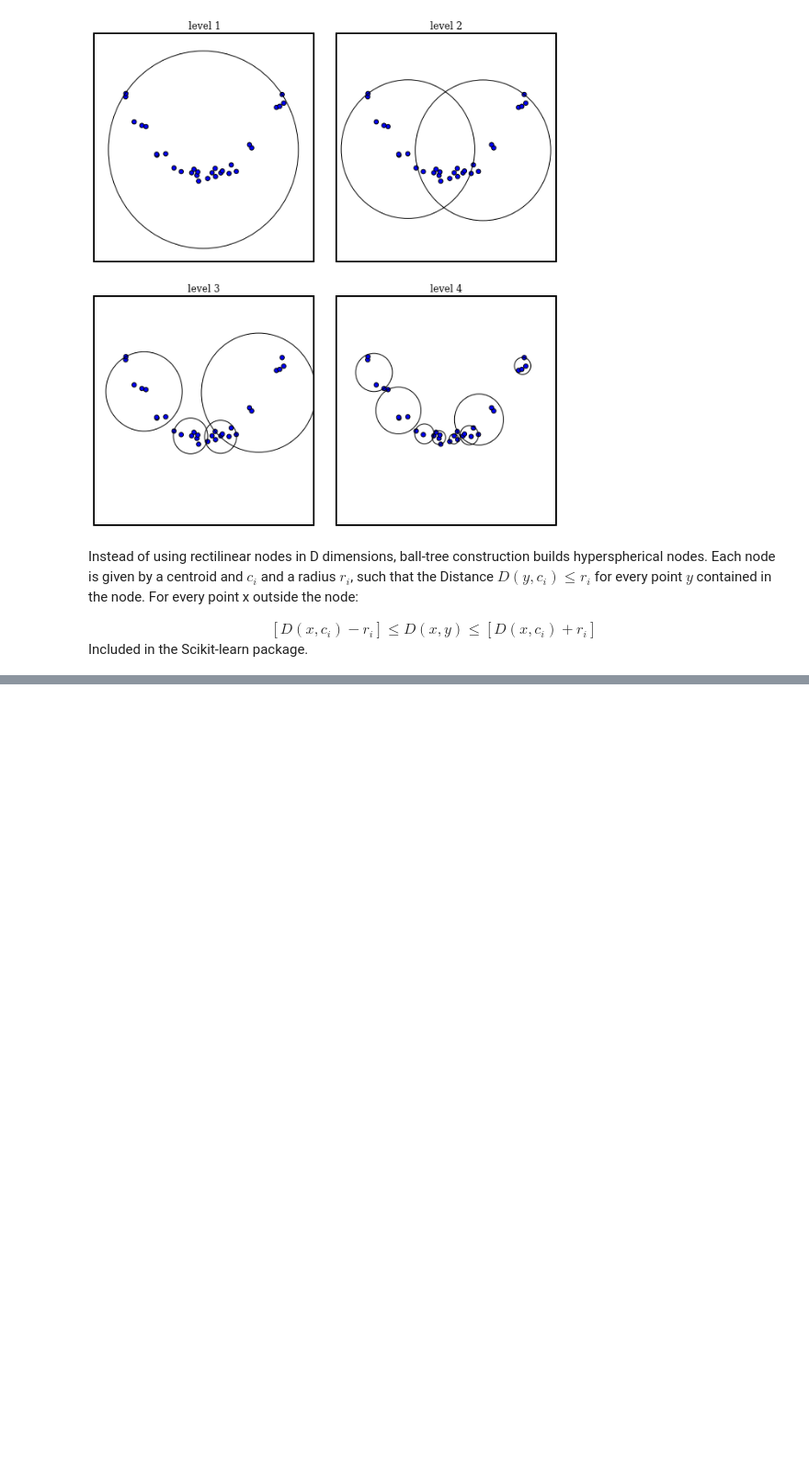
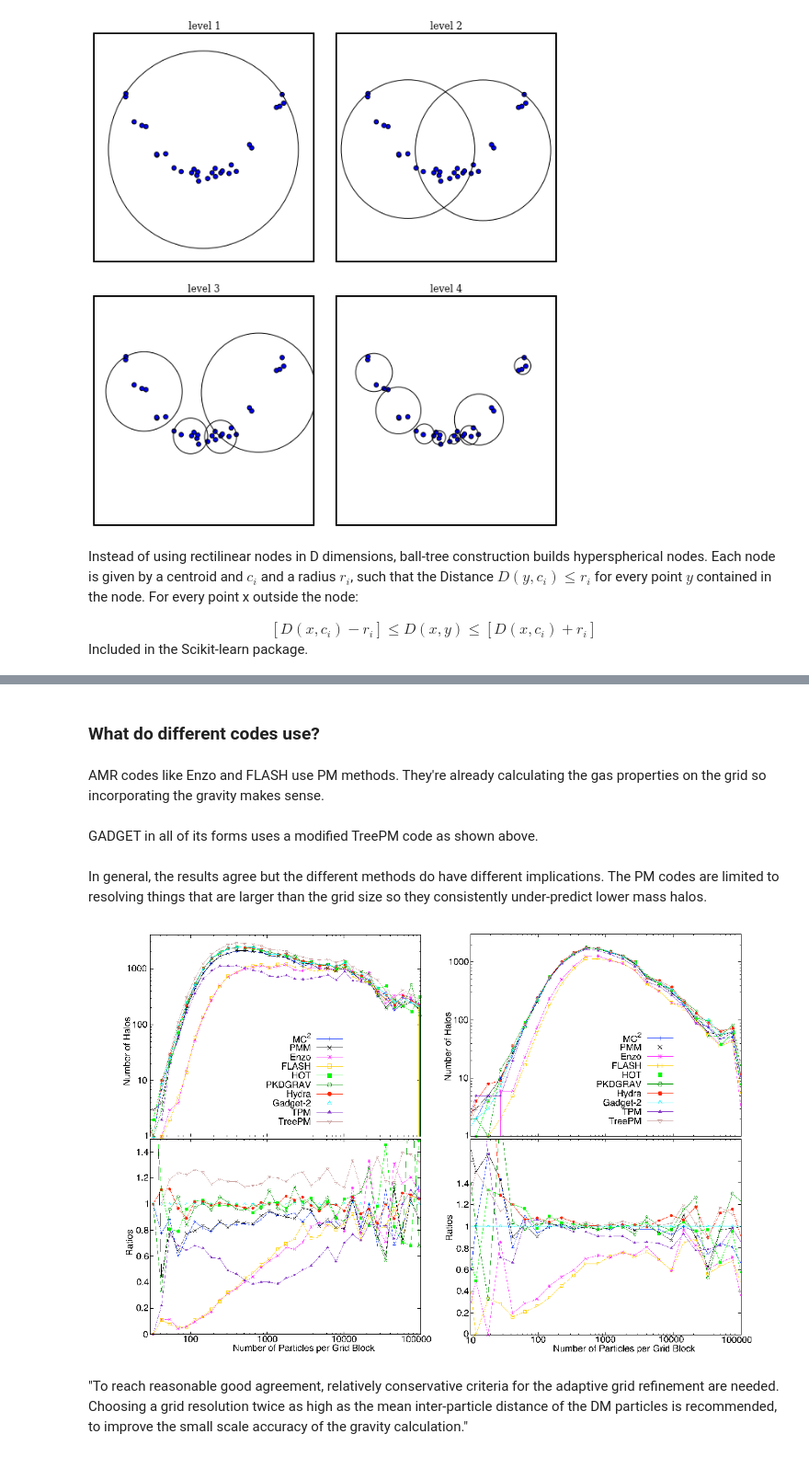
Before and after one commit to seclark/machine_learning, a Jupyter notebook: tree codes.ipynb, the cells around one changed output, grey strips where cells are left out. Shown at 92% size. Saved outputs shown, nothing was run; the diff lists cells and outputs as text; code cells hidden in the pictures; blank space fills up the shorter version.

```diff
--- a/tree codes.ipynb
+++ b/tree codes.ipynb
@@ -437,0 +508,14 @@ Included in the Scikit-learn package.
+# %% [markdown]
+### What do different codes use?
+# %% [markdown]
+AMR codes like Enzo and FLASH use PM methods. They're already calculating the gas properties on the grid so incorporating the gravity makes sense.
+# %% [markdown]
+GADGET in all of its forms uses a modified TreePM code as shown above.
+# %% [markdown]
+In general, the results agree but the different methods do have different implications.  The PM codes are limited to resolving things that are larger than the grid size so they consistently under-predict lower mass halos.
+# %%
+Image(filename='code_compare.png')
+# %% [output]
+[figure, added]
+# %% [markdown]
+"To reach reasonable good agreement, relatively conservative criteria for the adaptive grid refinement are needed.  Choosing a grid resolution twice as high as the mean inter-particle distance of the DM particles is recommended, to improve the small scale accuracy of the gravity calculation."
```
Also changed, not shown: parts of 25 cells of this notebook, 4 other files.
